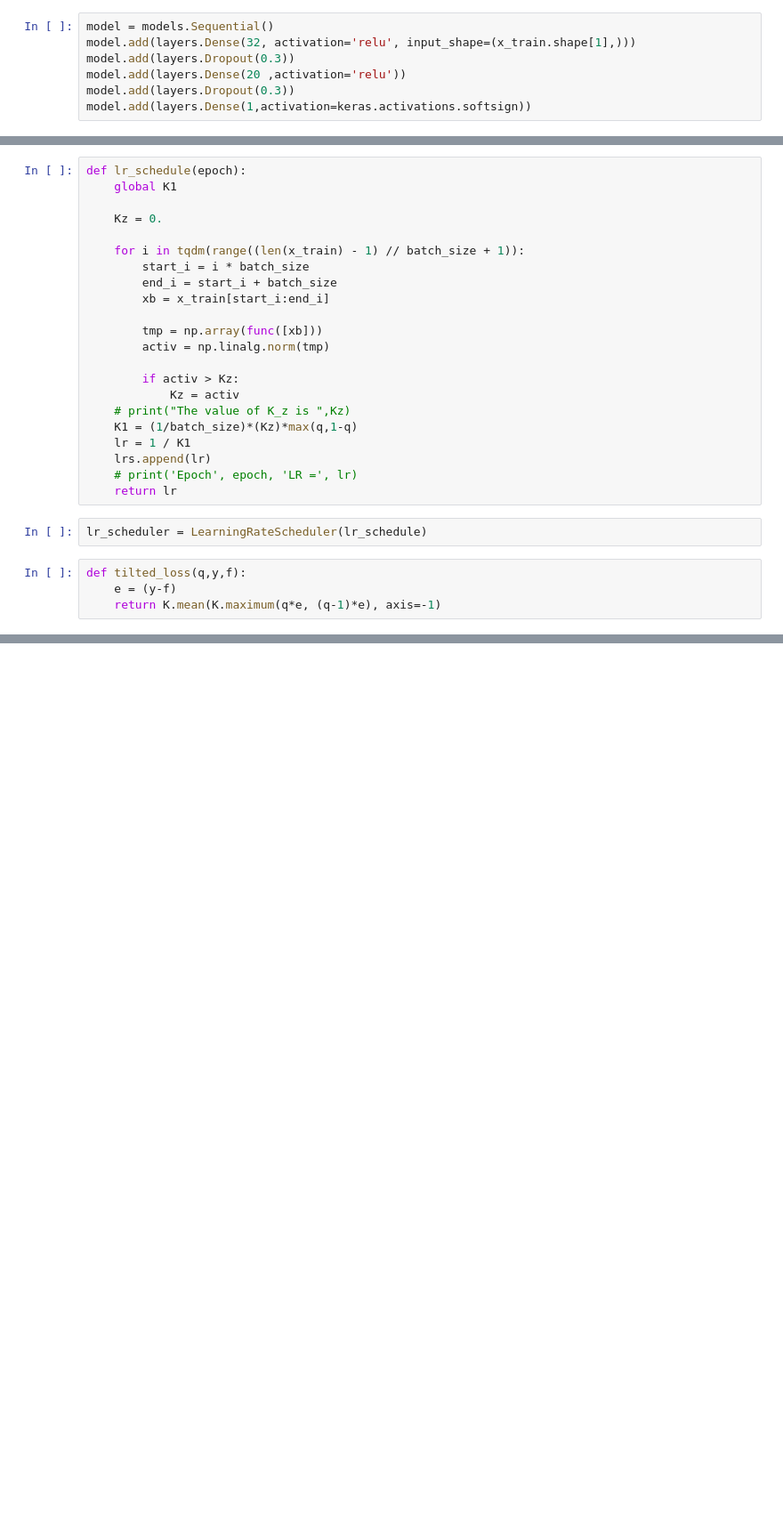
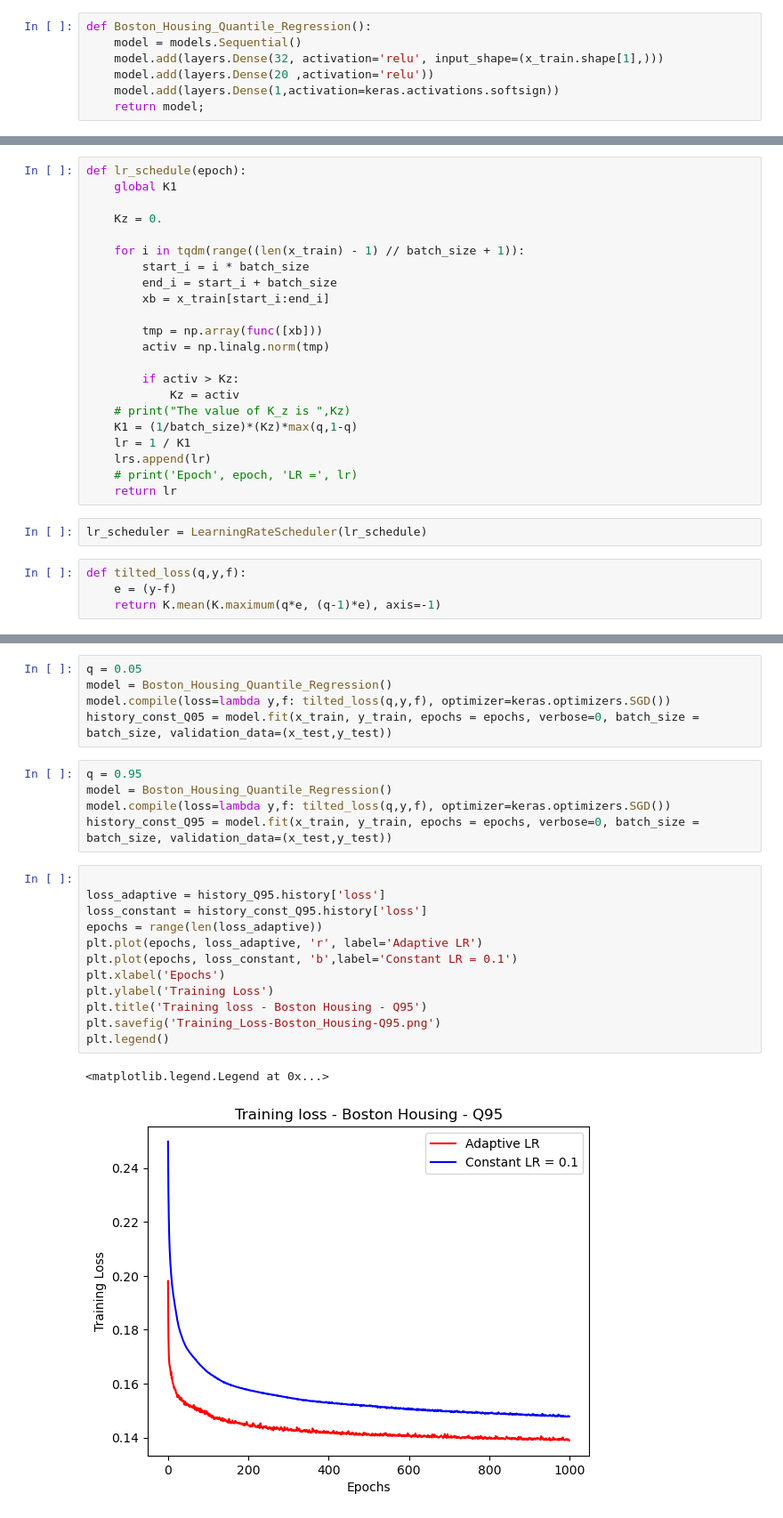
Before and after one commit to nameetrajore/Linear_Regression-and-Quantile_Regression-Using-LALR, a Jupyter notebook: Quantile_Regression/Boston_Housing.ipynb, the cells around one changed output, grey strips where cells are left out. Shown at 89% size. Drawn from its saved outputs; the diff is of its cells as text; blank space fills up the shorter version.

```diff
--- a/Quantile_Regression/Boston_Housing.ipynb
+++ b/Quantile_Regression/Boston_Housing.ipynb
@@ -28,9 +29,9 @@ scaler.fit(y_train)
 y_train = scaler.transform(y_train)
 y_test = scaler.transform(y_test)
 # %%
-model = models.Sequential()
-model.add(layers.Dense(32, activation='relu', input_shape=(x_train.shape[1],)))
-model.add(layers.Dropout(0.3))
-model.add(layers.Dense(20 ,activation='relu'))
-model.add(layers.Dropout(0.3))
-model.add(layers.Dense(1,activation=keras.activations.softsign))
+def Boston_Housing_Quantile_Regression():
+    model = models.Sequential()
+    model.add(layers.Dense(32, activation='relu', input_shape=(x_train.shape[1],)))
+    model.add(layers.Dense(20 ,activation='relu'))
+    model.add(layers.Dense(1,activation=keras.activations.softsign))
+    return model;
@@ -82,0 +83,25 @@ history_upper=model_upper.fit(x_train, y_train, epochs = epochs, verbose=0, batc
+# %%
+q = 0.05
+model = Boston_Housing_Quantile_Regression()
+model.compile(loss=lambda y,f: tilted_loss(q,y,f), optimizer=keras.optimizers.SGD())
+history_const_Q05 = model.fit(x_train, y_train, epochs = epochs, verbose=0, batch_size = batch_size, validation_data=(x_test,y_test))
+# %%
+q = 0.95
+model = Boston_Housing_Quantile_Regression()
+model.compile(loss=lambda y,f: tilted_loss(q,y,f), optimizer=keras.optimizers.SGD())
+history_const_Q95 = model.fit(x_train, y_train, epochs = epochs, verbose=0, batch_size = batch_size, validation_data=(x_test,y_test))
+# %%
+
+loss_adaptive = history_Q95.history['loss']
+loss_constant = history_const_Q95.history['loss']
+epochs = range(len(loss_adaptive))
+plt.plot(epochs, loss_adaptive, 'r', label='Adaptive LR')
+plt.plot(epochs, loss_constant, 'b',label='Constant LR = 0.1')
+plt.xlabel('Epochs')
+plt.ylabel('Training Loss')
+plt.title('Training loss - Boston Housing - Q95')
+plt.savefig('Training_Loss-Boston_Housing-Q95.png')
+plt.legend()
+# %% [output]
+<matplotlib.legend.Legend at 0x...>
+[figure, added]
```
Also changed, not shown: parts of 22 cells of this notebook, 2 other files.
